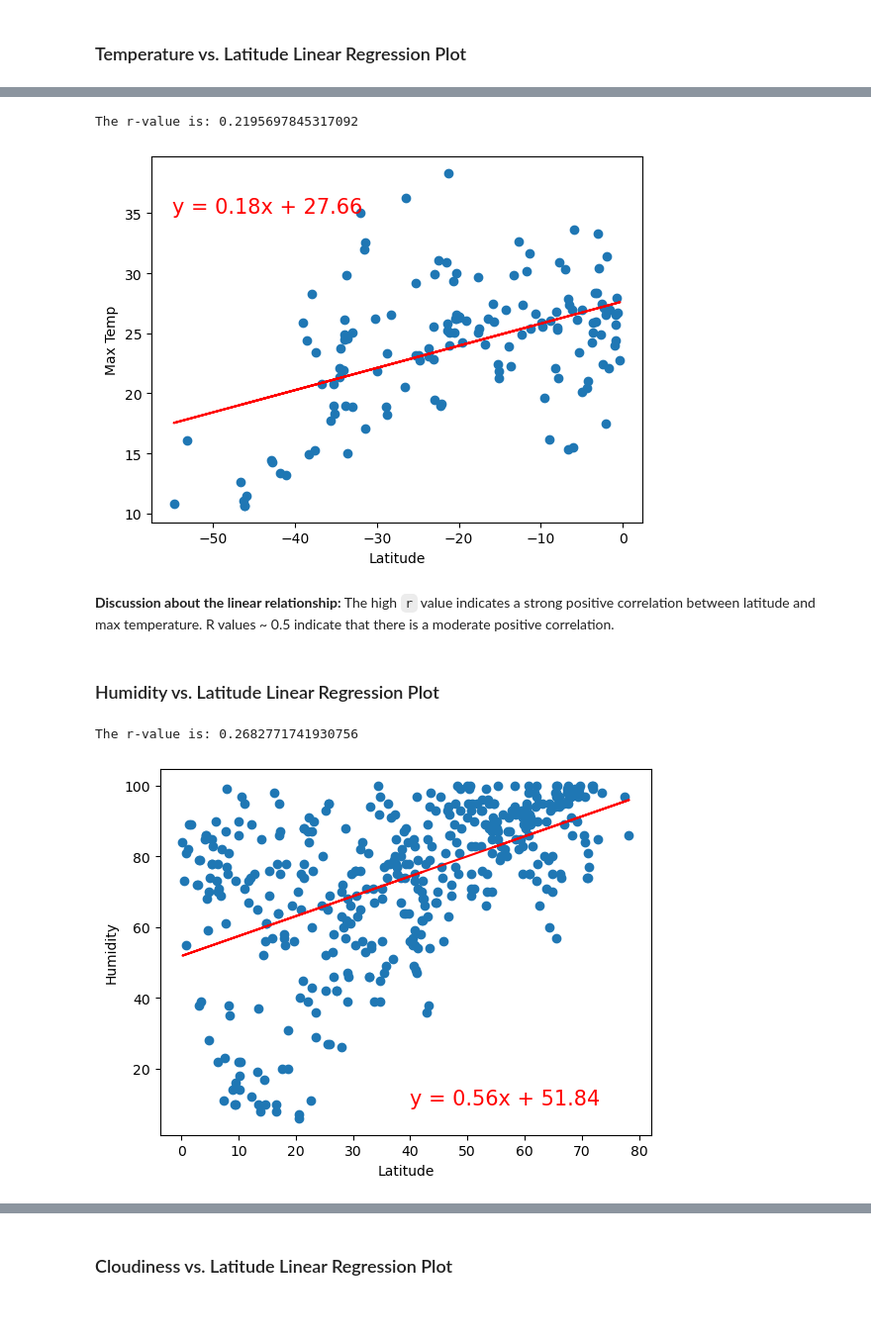
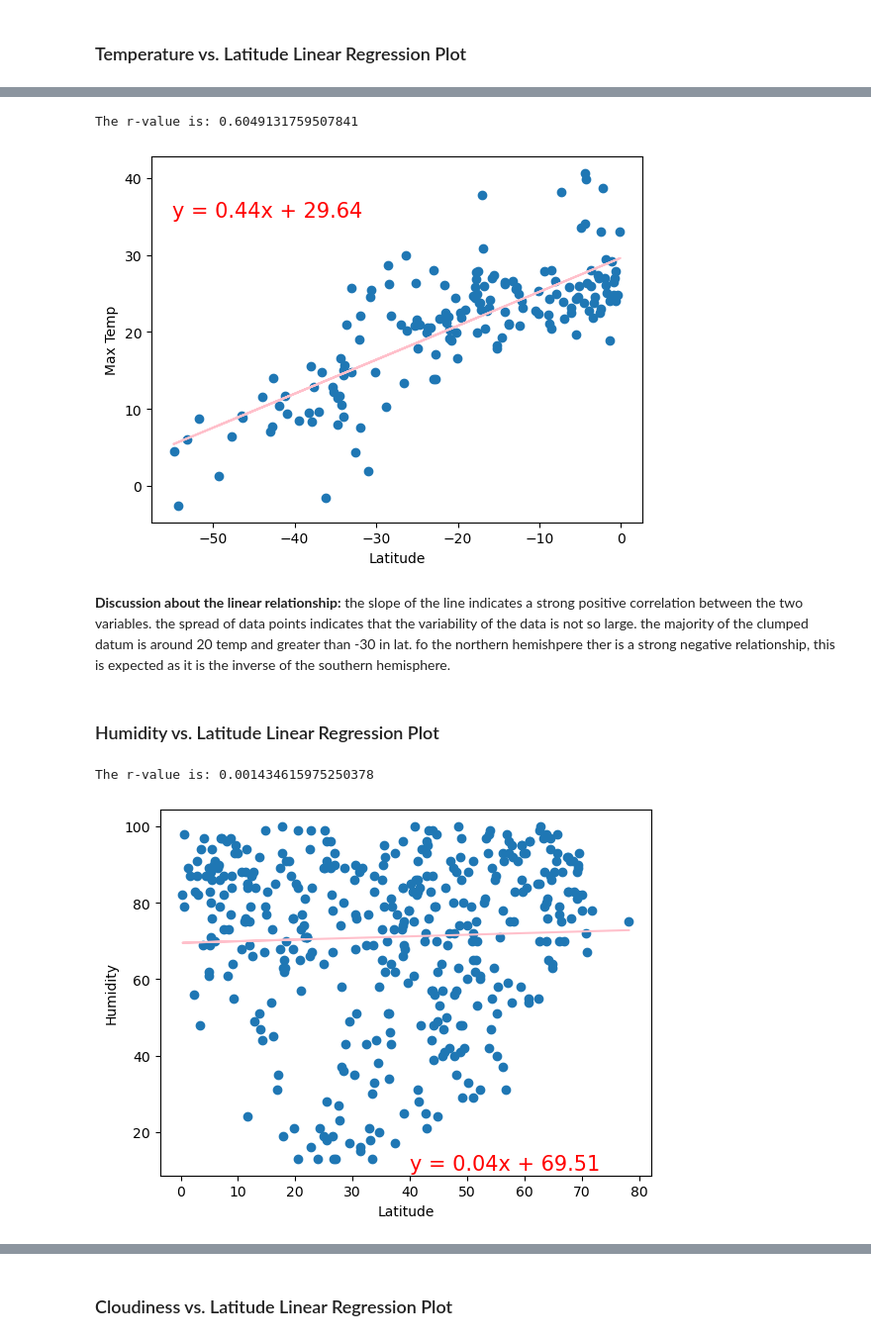
Before and after one commit to theyoungerelder/python-api-challenge, a Jupyter notebook: weatherPY/WeatherPy.ipynb, the cells around one changed output, grey strips where cells are left out. Shown at 99% size. Saved outputs shown, nothing was run; the diff lists cells and outputs as text; code cells hidden in the pictures; blank space fills up the shorter version.

```diff
--- a/weatherPY/WeatherPy.ipynb
+++ b/weatherPY/WeatherPy.ipynb
@@ -172,9 +182,9 @@ city_data_df.to_csv("output_data/cities.csv", index_label="City_ID")
 # %%
 # Read saved data
-city_data_df = pd.read_csv("output_data/cities.csv", index_col="City_ID")
+citys_df = pd.read_csv("output/cities.csv", index_col="City_ID")
 
 # Display sample data
-city_data_df.head()
+citys_df.head()
 # %% [output]
 |  | City | Lat | Lng | Max Temp | Humidity | Cloudiness | Wind Speed | Country | Date |
 | City_ID |  |  |  |  |  |  |  |  |  |
@@ -299,16 +309,16 @@ plt.show()
 ## Requirement 2: Compute Linear Regression for Each Relationship
 # %%
 # Define a function to create Linear Regression plots
-def plot_linear_regression(x_values, y_values, title, text_coordinates):
+def plot_linear_regression(x_val, y_val, title, text_coordinates):
 
     # Compute linear regression
-    (slope, intercept, rvalue, pvalue, stderr) = linregress(x_values, y_values)
-    regress_values = x_values * slope + intercept
+    (slope, intercept, rvalue, pvalue, stderr) = linregress(x_val, y_val)
+    regress_values = x_val * slope + intercept
     line_eq = "y = " + str(round(slope,2)) + "x + " + str(round(intercept,2))
 
     # Plot
-    plt.scatter(x_values,y_values)
-    plt.plot(x_values,regress_values,"r-")
+    plt.scatter(x_val,y_val)
+    plt.plot(x_val,regress_values,"r-", color = 'pink')
     plt.annotate(line_eq,text_coordinates,fontsize=15,color="red")
     plt.xlabel("Latitude")
     plt.ylabel(title)
@@ -317,9 +331,9 @@ def plot_linear_regression(x_values, y_values, title, text_coordinates):
 # %%
 # Create a DataFrame with the Northern Hemisphere data (Latitude >= 0)
-northern_hemi_df = city_data_df.loc[(city_data_df["Lat"] >= 0)]
+n_hem_df = citys_df.loc[(citys_df["Lat"] >= 0)]
 
 # Display sample data
-northern_hemi_df.head()
+n_hem_df.head()
 # %% [output]
 |  | City | Lat | Lng | Max Temp | Humidity | Cloudiness | Wind Speed | Country | Date |
 | City_ID |  |  |  |  |  |  |  |  |  |
@@ -355,22 +369,23 @@ The r-value is: 0.7201347257861231
 # %%
 # Linear regression on Southern Hemisphere
-x_values = southern_hemi_df["Lat"]
-y_values = southern_hemi_df["Max Temp"]
-plot_linear_regression(x_values, y_values, "Max Temp", (-55, 35))
+x_val = s_hem_df["Lat"]
+y_val = s_hem_df["Max Temp"]
+plot_linear_regression(x_val, y_val, "Max Temp", (-55, 35))
 # %% [output]
-The r-value is: 0.2195697845317092
+The r-value is: 0.6049131759507841
-[figure, old version]
+[figure, new version]
-# %% [markdown]
-**Discussion about the linear relationship:** The high `r` value indicates a strong positive correlation between latitude and max temperature. R values ~ 0.5 indicate that there is a moderate positive correlation.
+# %% [markdown]
+**Discussion about the linear relationship:** the slope of the line indicates a strong positive correlation between the two variables. the spread of data points indicates that the variability of the data is not so large. the majority of the clumped datum is around 20 temp and greater than -30 in lat. fo the northern hemishpere ther is a strong negative relationship, this is expected as it is the inverse of the southern hemisphere.
 # %% [markdown]
 ### Humidity vs. Latitude Linear Regression Plot
 # %%
-# Northern Hemisphere
-x_values = northern_hemi_df["Lat"]
-y_values = northern_hemi_df["Humidity"]
-plot_linear_regression(x_values, y_values, "Humidity",(40,10))
+# Northern Hemisphere\
+
+x_val = n_hem_df["Lat"]
+y_val = n_hem_df["Humidity"]
+plot_linear_regression(x_val, y_val, "Humidity",(40,10))
 # %% [output]
-The r-value is: 0.2682771741930756
+The r-value is: 0.001434615975250378
-[figure, old version]
+[figure, new version]
 # %%
 # Southern Hemisphere
```
Also changed, not shown: parts of 28 cells of this notebook, 7 other files.
